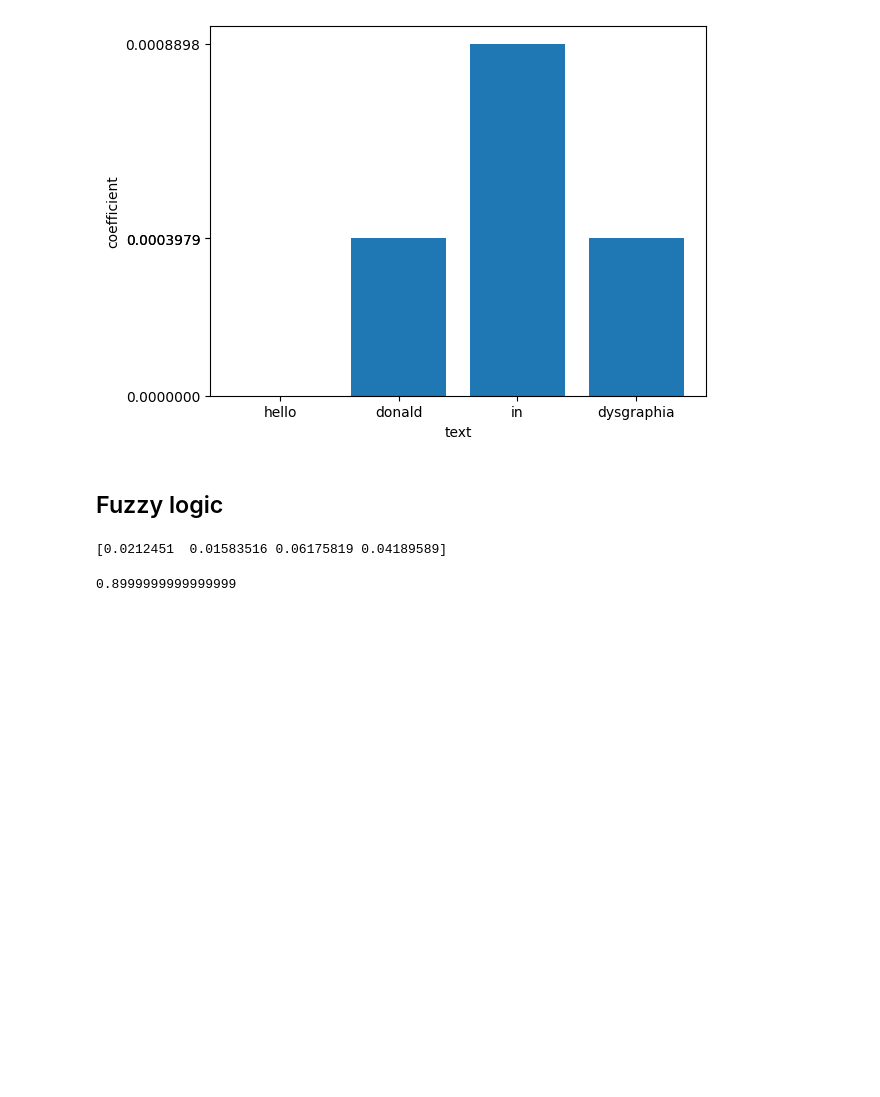
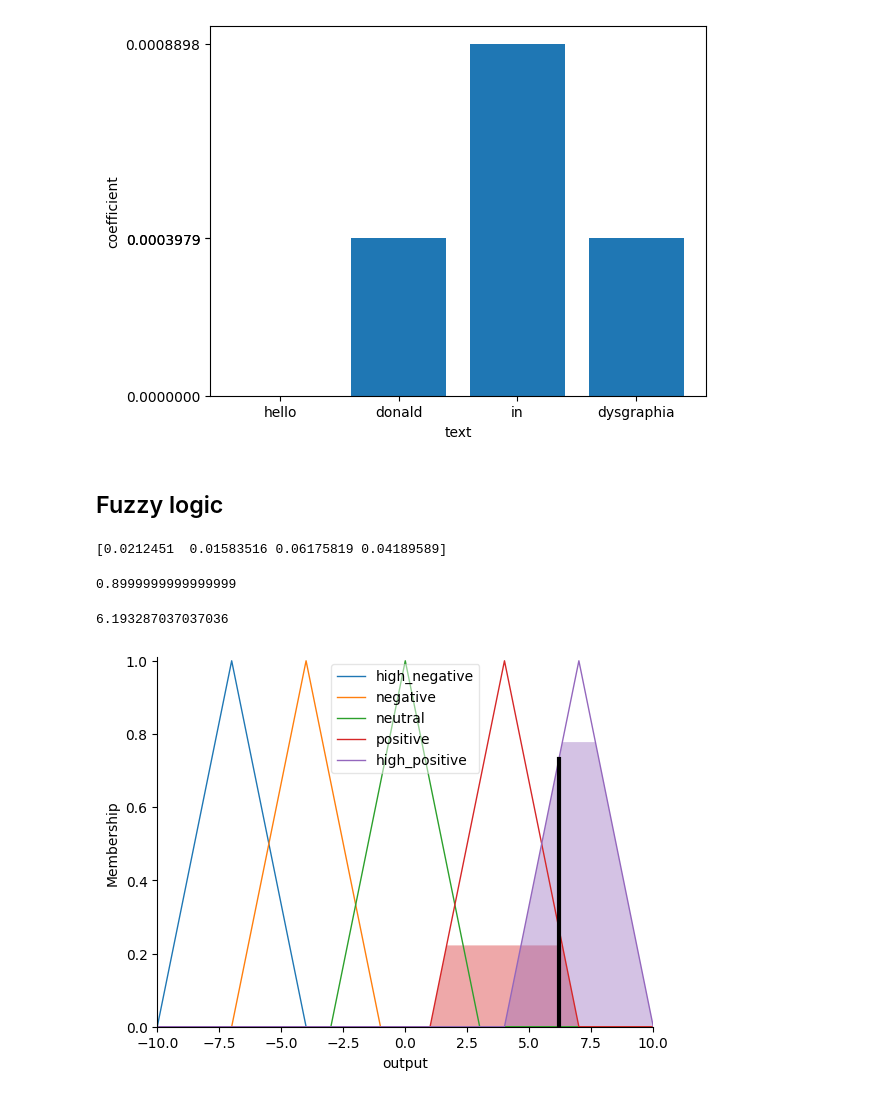
Before and after one commit to maxvonlancaster/math_modeling, a Jupyter notebook: llm/valentyn/disinfo_main.ipynb, the cells around one changed output. Cells and saved outputs as stored; diff of their text form; code cells hidden in the pictures; blank space fills up the shorter version.

Commit message:
fuzzy iftdf

```diff
--- a/llm/valentyn/disinfo_main.ipynb
+++ b/llm/valentyn/disinfo_main.ipynb
@@ -110,3 +110,54 @@ from fuzzy_analysis import calculate_fuzzy_param
 calculate_fuzzy_param(0, 0.1)
 # %% [output]
 0.8999999999999999
+# %%
+import numpy as np
+import skfuzzy as fuzz
+import matplotlib.pyplot as plt
+from skfuzzy import control as ctrl
+
+def calculate_fuzzy(x, y):
+    input_score = np.arange(0,10,1)
+    output_score = np.arange(-10, 11, 1)
+
+    low = fuzz.trapmf(input_score, [0, 0, 2, 4])
+    middle = fuzz.trapmf(input_score, [2, 4, 6, 8])
+    high = fuzz.trapmf(input_score, [6, 8, 10, 10])
+
+    x_antecedent = ctrl.Antecedent(input_score, 'x')
+    y_antecedent = ctrl.Antecedent(input_score, 'y')
+    x_antecedent.automf(names=['low', 'medium', 'high'])
+    y_antecedent.automf(names=['low', 'medium', 'high'])
+    output = ctrl.Consequent(output_score, 'output')
+    output['high_negative'] = fuzz.trimf(output_score, [-10, -7, -4])
+    output['negative'] = fuzz.trimf(output_score, [-7, -4, -1])
+    output['neutral'] = fuzz.trimf(output_score, [-3, 0, 3])
+    output['positive'] = fuzz.trimf(output_score, [1, 4, 7])
+    output['high_positive'] = fuzz.trimf(output_score, [4, 7, 10])
+
+    rules = []
+
+    rules.append(ctrl.Rule(x_antecedent['low'] & y_antecedent['low'], output['neutral']))
+    rules.append(ctrl.Rule(x_antecedent['low'] & y_antecedent['medium'], output['negative']))
+    rules.append(ctrl.Rule(x_antecedent['low'] & y_antecedent['high'], output['high_negative']))
+    rules.append(ctrl.Rule(x_antecedent['medium'] & y_antecedent['low'], output['positive']))
+    rules.append(ctrl.Rule(x_antecedent['medium'] & y_antecedent['medium'], output['neutral']))
+    rules.append(ctrl.Rule(x_antecedent['medium'] & y_antecedent['high'], output['negative']))
+    rules.append(ctrl.Rule(x_antecedent['high'] & y_antecedent['low'], output['high_positive']))
+    rules.append(ctrl.Rule(x_antecedent['high'] & y_antecedent['medium'], output['positive']))
+    rules.append(ctrl.Rule(x_antecedent['high'] & y_antecedent['high'], output['neutral']))
+
+    # Create the control system and simulation
+    ctrl_system = ctrl.ControlSystem(rules)
+    simulation = ctrl.ControlSystemSimulation(ctrl_system)
+
+    simulation.input['x'] = x
+    simulation.input['y'] = y
+    simulation.compute()
+    output.view(sim=simulation)
+    return simulation.output['output']
+
+calculate_fuzzy(9, 1)
+# %% [output]
+6.193287037037036
+[figure, added]
```
Also changed, not shown: parts of 3 cells of this notebook.
